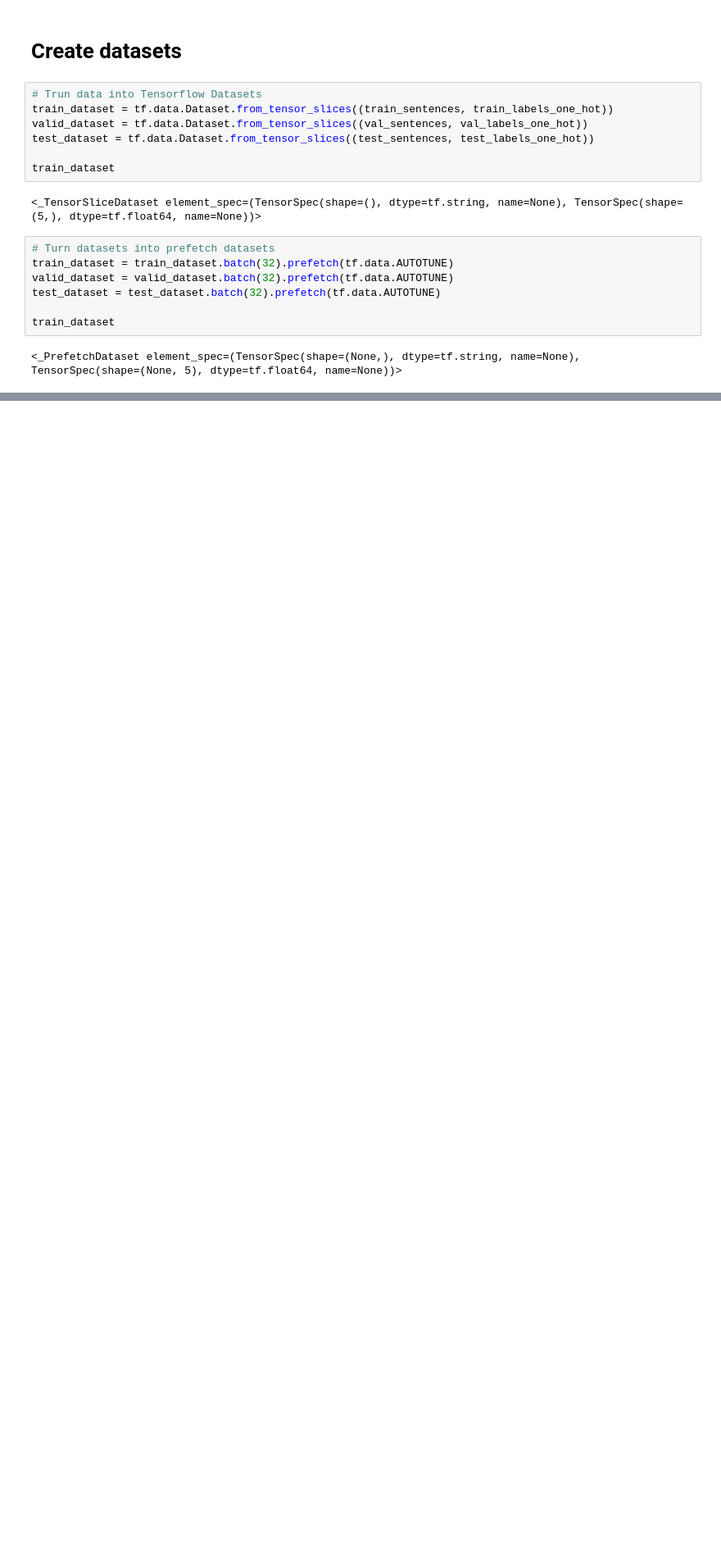
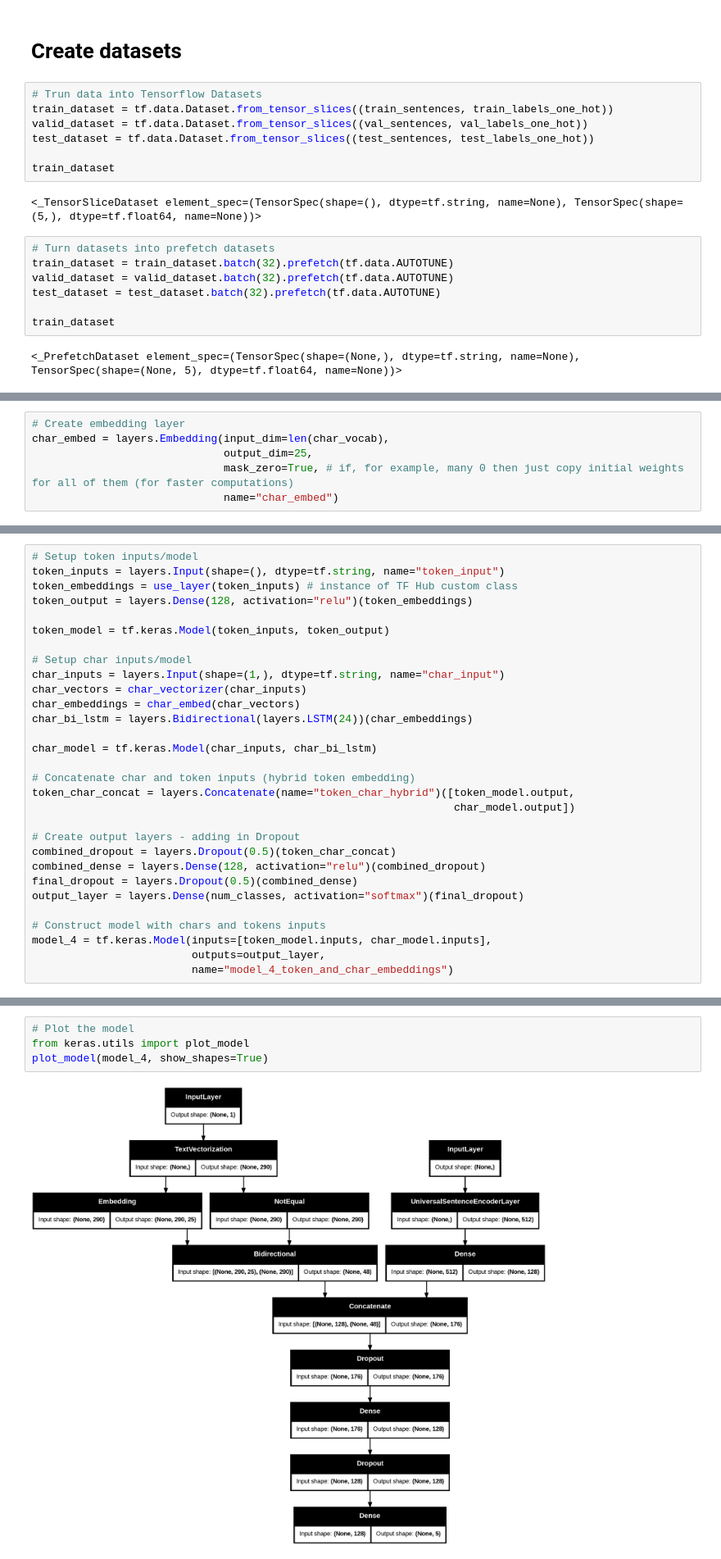
Before and after one commit to random-words/colab-notebooks, a Jupyter notebook: 09__SkimLit_nlp_milestone_project_2.ipynb, the cells around one changed output, grey strips where cells are left out. Shown at 82% size. Drawn from its saved outputs; the diff is of its cells as text; blank space fills up the shorter version.

```diff
--- a/09__SkimLit_nlp_milestone_project_2.ipynb
+++ b/09__SkimLit_nlp_milestone_project_2.ipynb
@@ -505,0 +846,6 @@ train_dataset
+# %%
+# Create embedding layer
+char_embed = layers.Embedding(input_dim=len(char_vocab),
+                              output_dim=25,
+                              mask_zero=True, # if, for example, many 0 then just copy initial weights for all of them (for faster computations)
+                              name="char_embed")
@@ -505,0 +987,30 @@ train_dataset
+# %%
+# Setup token inputs/model
+token_inputs = layers.Input(shape=(), dtype=tf.string, name="token_input")
+token_embeddings = use_layer(token_inputs) # instance of TF Hub custom class
+token_output = layers.Dense(128, activation="relu")(token_embeddings)
+
+token_model = tf.keras.Model(token_inputs, token_output)
+
+# Setup char inputs/model
+char_inputs = layers.Input(shape=(1,), dtype=tf.string, name="char_input")
+char_vectors = char_vectorizer(char_inputs)
+char_embeddings = char_embed(char_vectors)
+char_bi_lstm = layers.Bidirectional(layers.LSTM(24))(char_embeddings)
+
+char_model = tf.keras.Model(char_inputs, char_bi_lstm)
+
+# Concatenate char and token inputs (hybrid token embedding)
+token_char_concat = layers.Concatenate(name="token_char_hybrid")([token_model.output,
+                                                                  char_model.output])
+
+# Create output layers - adding in Dropout
+combined_dropout = layers.Dropout(0.5)(token_char_concat)
+combined_dense = layers.Dense(128, activation="relu")(combined_dropout)
+final_dropout = layers.Dropout(0.5)(combined_dense)
+output_layer = layers.Dense(num_classes, activation="softmax")(final_dropout)
+
+# Construct model with chars and tokens inputs
+model_4 = tf.keras.Model(inputs=[token_model.inputs, char_model.inputs],
+                         outputs=output_layer,
+                         name="model_4_token_and_char_embeddings")
@@ -505,0 +1041,6 @@ train_dataset
+# %%
+# Plot the model
+from keras.utils import plot_model
+plot_model(model_4, show_shapes=True)
+# %% [output]
+[figure, added]
```
Also changed, not shown: parts of 72 cells of this notebook.
